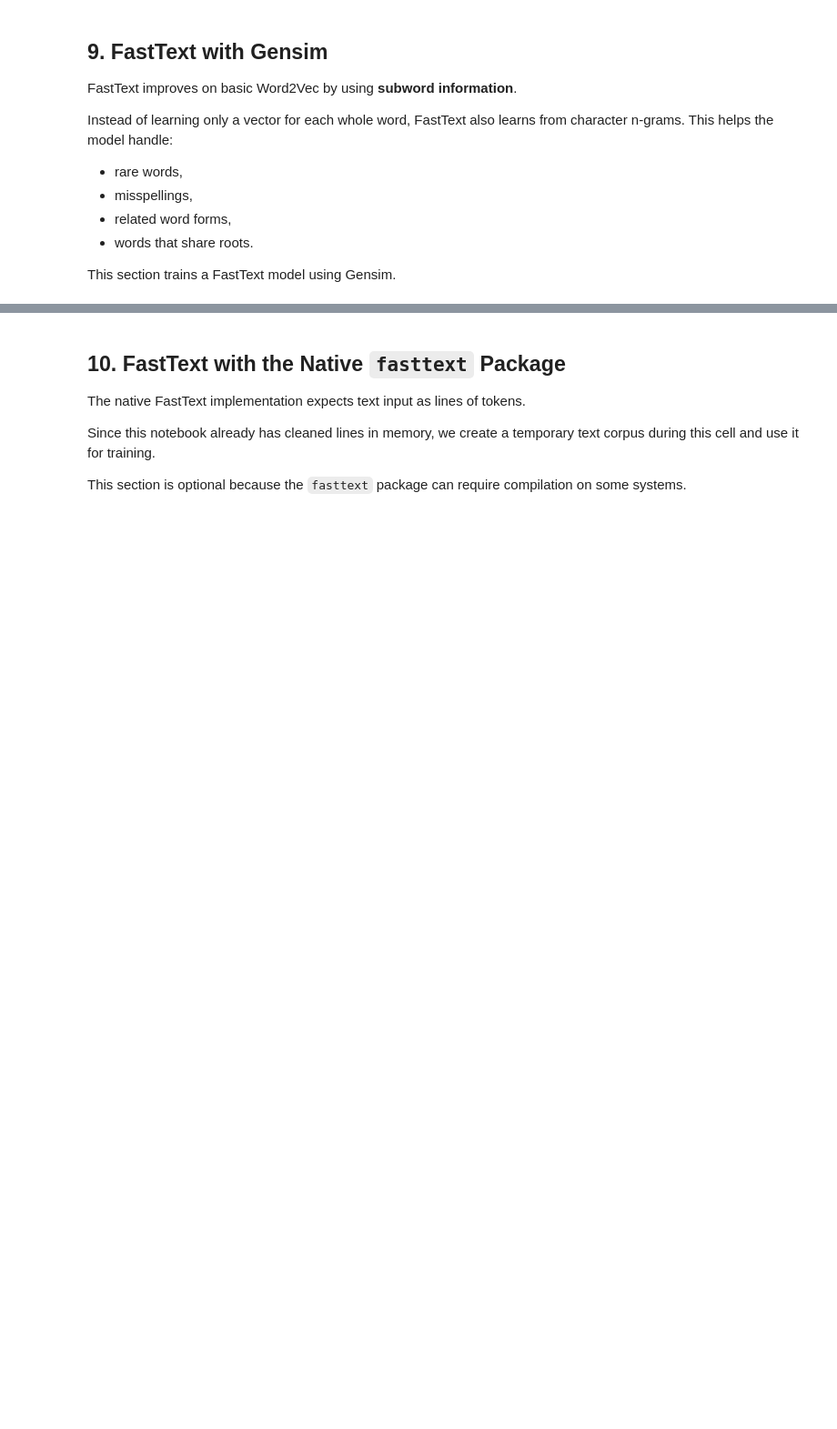
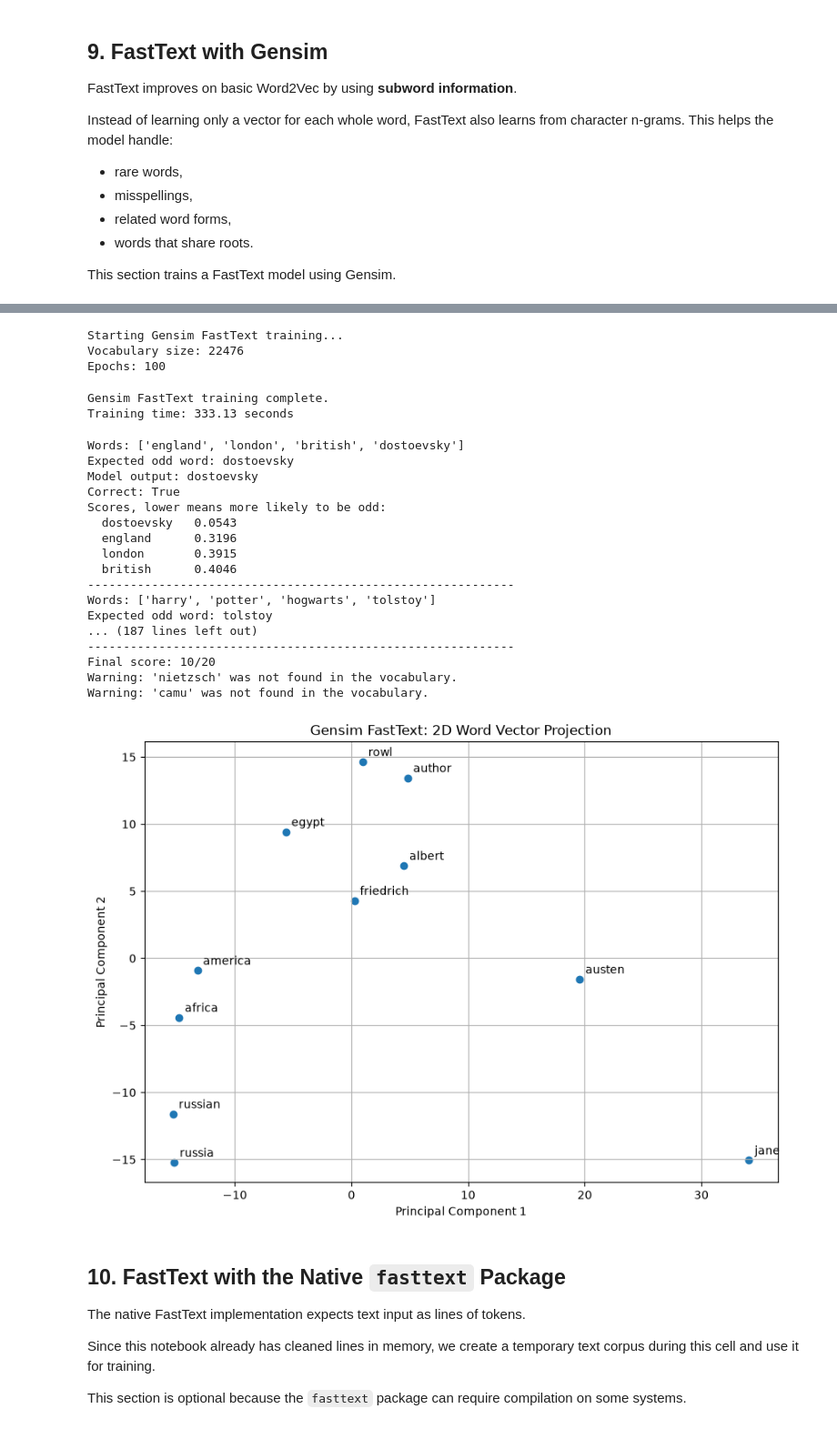
Before and after one commit to Hemenam/ML-in-modern-Information-Retrieval, a Jupyter notebook: word_embedding.ipynb, the cells around one changed output, grey strips where cells are left out. Shown at 91% size. Saved outputs shown, nothing was run; the diff lists cells and outputs as text; code cells hidden in the pictures; blank space fills up the shorter version.

```diff
--- a/word_embedding.ipynb
+++ b/word_embedding.ipynb
@@ -895,7 +909,7 @@ correct = 0
 total = 0
 
 for words, expected in odd_one_out_questions:
-    result = None # TODO
+    result = scratch_tester.odd_one_out(words)
 
     print(f"Words: {words}")
     print(f"Expected odd word: {expected}")
@@ -903,10 +917,10 @@ for words, expected in odd_one_out_questions:
     if result["error"] is not None:
         print(f"Model output: {result['error']}")
     else:
-        prediction = None # TODO
-        is_correct = None # TODO
+        prediction = result["prediction"]
+        is_correct = prediction == expected
 
-        correct += None # TODO
+        correct += int(is_correct)
         total += 1
 
         print(f"Model output: {prediction}")
@@ -1040,13 +1078,19 @@ if GENSIM_AVAILABLE:
         callbacks=[TqdmEpochCallback(GENSIM_EPOCHS)],
     )
 
-    elapsed_time = None # TODO
+    elapsed_time = perf_counter() - start_time
 
     print("Gensim FastText training complete.")
     print(f"Training time: {elapsed_time:.2f} seconds")
 
 else:
     print("Skipping Gensim FastText training because Gensim is unavailable.")
+# %% [output]
+Starting Gensim FastText training...
+Vocabulary size: 22476
+Epochs: 100
+Gensim FastText training complete.
+Training time: 333.13 seconds
 # %%
 class GensimFastTextTester:
     """
@@ -1078,13 +1122,14 @@ class GensimFastTextTester:
         """
         Compute cosine similarity between two vectors.
         """
-        norm_a = None # TODO
-        norm_b = None # TODO
+        norm_a = np.linalg.norm(vector_a)
+        norm_b = np.linalg.norm(vector_b)
 
         if norm_a == 0 or norm_b == 0:
             return 0.0
 
-        pass # TODO
+        return float(np.dot(vector_a, vector_b) / (norm_a * norm_b))
+
 
     def find_similar_words(self, word, top_n=10):
         """
@@ -1126,14 +1171,17 @@ class GensimFastTextTester:
                 if word == other_word:
                     continue
 
-                similarity = None # TODO
+                similarity = self.cosine_similarity(vectors[word], vectors[other_word])
                 similarities.append(similarity)
 
             scores[word] = np.mean(similarities)
 
-        prediction = None # TODO
-
-        pass # TODO
+        prediction = min(scores, key=scores.get)
+        return {
+            "prediction": prediction,
+            "error": None,
+            "scores": scores,
+        }
 
     def get_vector_dict(self):
         """
@@ -1151,36 +1199,55 @@ if gensim_fasttext_model is not None:
         result = gensim_tester.odd_one_out(words)
 
         print(f"Words: {words}")
         print(f"Expected odd word: {expected}")
 
         if result["error"] is not None:
             print(f"Model output: {result['error']}")
         else:
-            prediction = None # TODO
-            is_correct = None # TODO
+            prediction = result["prediction"]
+            is_correct = prediction == expected
 
-            correct += None # TODO
+            correct += int(is_correct)
             total += 1
 
             print(f"Model output: {prediction}")
             print(f"Correct: {is_correct}")
 
             print("Scores, lower means more likely to be odd:")
             for word, score in sorted(result["scores"].items(), key=lambda item: item[1]):
                 print(f"  {word:12s} {score:.4f}")
 
         print("-" * 60)
 
     print(f"Final score: {correct}/{total}")
 
     gensim_visualizer = VectorVisualizer(gensim_tester.get_vector_dict())
     gensim_visualizer.visualize(
         target_words=words_to_visualize,
         title="Gensim FastText: 2D Word Vector Projection",
     )
 
 else:
     print("No Gensim FastText model is available to test.")
+# %% [output]
+Words: ['england', 'london', 'british', 'dostoevsky']
+Expected odd word: dostoevsky
+Model output: dostoevsky
+Correct: True
+Scores, lower means more likely to be odd:
+  dostoevsky   0.0543
+  england      0.3196
+  london       0.3915
+  british      0.4046
+------------------------------------------------------------
+Words: ['harry', 'potter', 'hogwarts', 'tolstoy']
+Expected odd word: tolstoy
+... (187 lines left out)
+------------------------------------------------------------
+Final score: 10/20
+Warning: 'nietzsch' was not found in the vocabulary.
+Warning: 'camu' was not found in the vocabulary.
+[figure, added]
 # %% [markdown]
 ## 10. FastText with the Native `fasttext` Package
 
```
Also changed, not shown: parts of 11 cells of this notebook, 1 other file.
